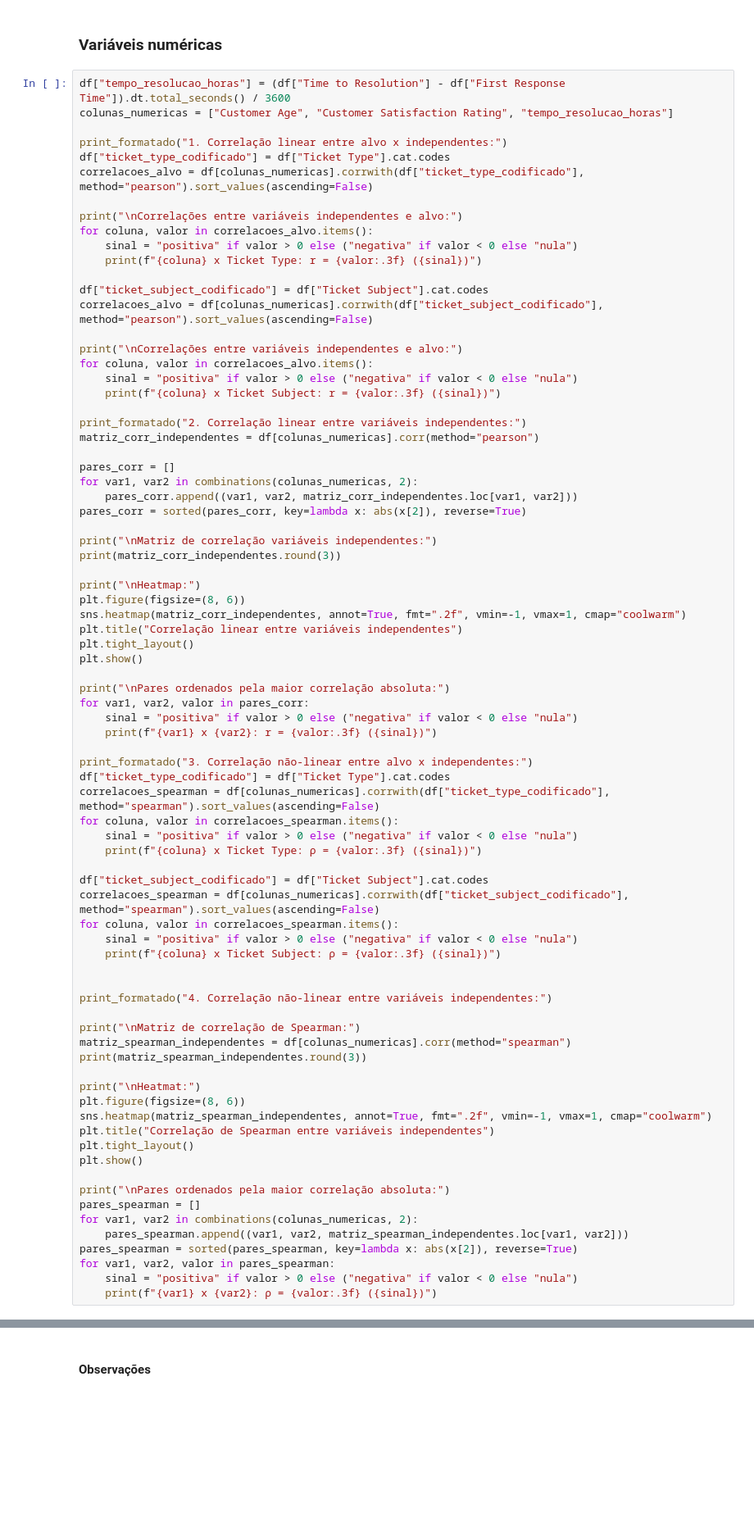
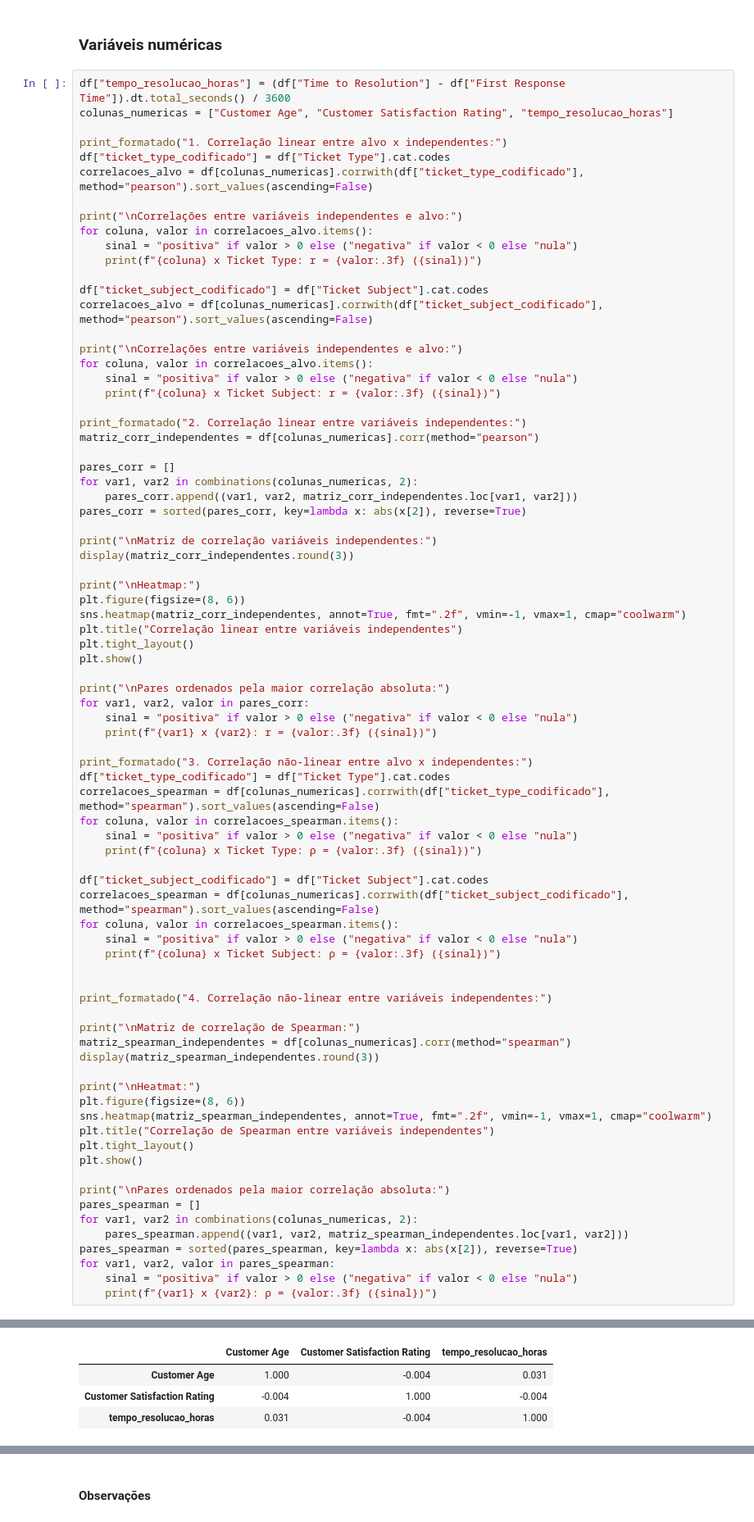
Before and after one commit to Phoenix7290/Caua-Guilherme-Gustavo-Marcos, a Jupyter notebook: eda/eda.ipynb, the cells around one changed output, grey strips where cells are left out. Shown at 82% size. Drawn from its saved outputs; the diff is of its cells as text; blank space fills up the shorter version.

```diff
--- a/eda/eda.ipynb
+++ b/eda/eda.ipynb
@@ -778,7 +780,7 @@ for var1, var2 in combinations(colunas_numericas, 2):
 pares_corr = sorted(pares_corr, key=lambda x: abs(x[2]), reverse=True)
 
 print("\nMatriz de correlação variáveis independentes:")
-print(matriz_corr_independentes.round(3))
+display(matriz_corr_independentes.round(3))
 
 print("\nHeatmap:")
 plt.figure(figsize=(8, 6))
@@ -810,7 +812,7 @@ print_formatado("4. Correlação não-linear entre variáveis independentes:")
 
 print("\nMatriz de correlação de Spearman:")
 matriz_spearman_independentes = df[colunas_numericas].corr(method="spearman")
-print(matriz_spearman_independentes.round(3))
+display(matriz_spearman_independentes.round(3))
 
 print("\nHeatmat:")
 plt.figure(figsize=(8, 6))
@@ -847,0 +853,4 @@ Heatmap:
+|  | Customer Age | Customer Satisfaction Rating | tempo_resolucao_horas |
+| Customer Age | 1.000 | -0.004 | 0.031 |
+| Customer Satisfaction Rating | -0.004 | 1.000 | -0.004 |
+| tempo_resolucao_horas | 0.031 | -0.004 | 1.000 |
```
Also changed, not shown: parts of 6 cells of this notebook.
